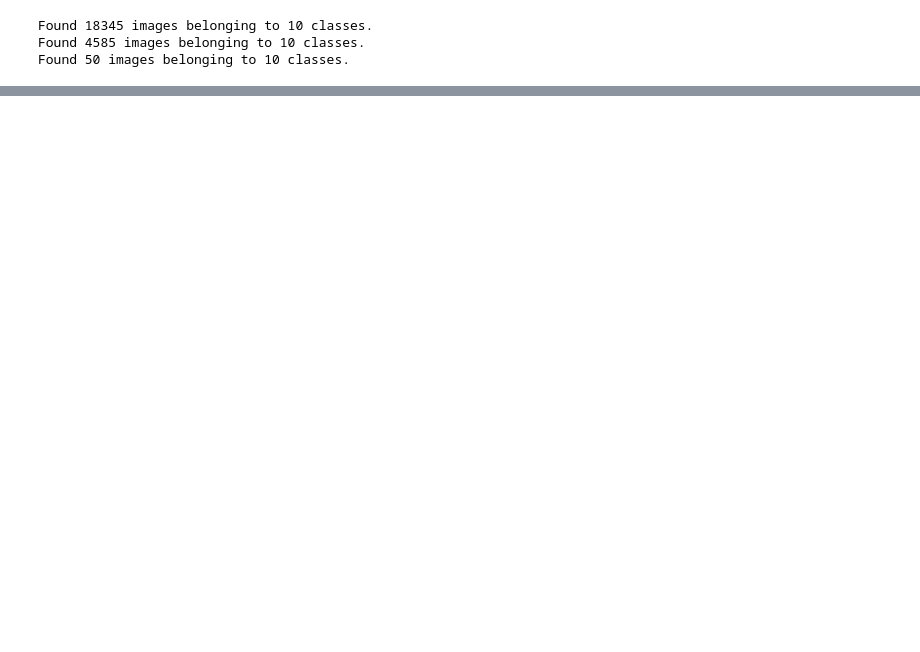
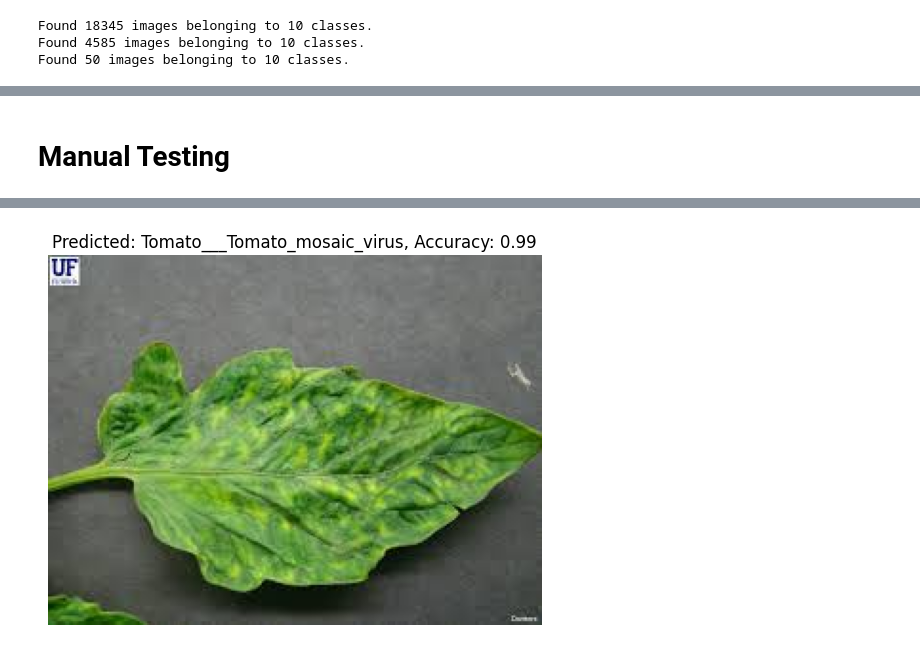
Before and after one commit to Aszaychik/simple-mobilenetv2, a Jupyter notebook: model.ipynb, the cells around one changed output, grey strips where cells are left out. Cells and saved outputs as stored; diff of their text form; code cells hidden in the pictures; blank space fills up the shorter version.

Commit message:
feat(model): update model

```diff
--- a/model.ipynb
+++ b/model.ipynb
@@ -139,0 +216,2 @@ print(f'Test accuracy: {test_accuracy}')
+# %%
+model = tf.keras.models.load_model('tomato_model.h5')
@@ -139,0 +230,35 @@ print(f'Test accuracy: {test_accuracy}')
+# %% [markdown]
+# Manual Testing
+# %%
+labels_dir = "D:/Skripsi/Code/tomato_dataset/train"
+# Path to your new image
+img_path = 'tomat9.jpg'
+
+# Load the image and convert it to an array
+img = load_img(img_path, target_size=(224, 224))
+img_array = img_to_array(img)
+
+# Expand dimensions to create a batch of size 1
+img_array = np.expand_dims(img_array, axis=0)
+
+# Preprocess the image array
+img_array = preprocess_input(img_array)
+
+# Make predictions using the loaded model
+predictions = model.predict(img_array)
+
+# Get the index of the class with the highest probability
+predicted_class_idx = np.argmax(predictions, axis=1)[0]
+
+# Get the list of class labels from the directory names
+class_labels = sorted(os.listdir(labels_dir))
+
+# Get the class label for the predicted class
+predicted_class_label = class_labels[predicted_class_idx]
+
+# Display the image
+plt.imshow(load_img(img_path))
+plt.title(f"Predicted: {predicted_class_label}, Accuracy: {np.max(predictions):.2f}")
+plt.axis('off')
+plt.show()
+# %% [output]
@@ -139,0 +266 @@ print(f'Test accuracy: {test_accuracy}')
+[figure, added]
```
Also changed, not shown: parts of 27 cells of this notebook.
